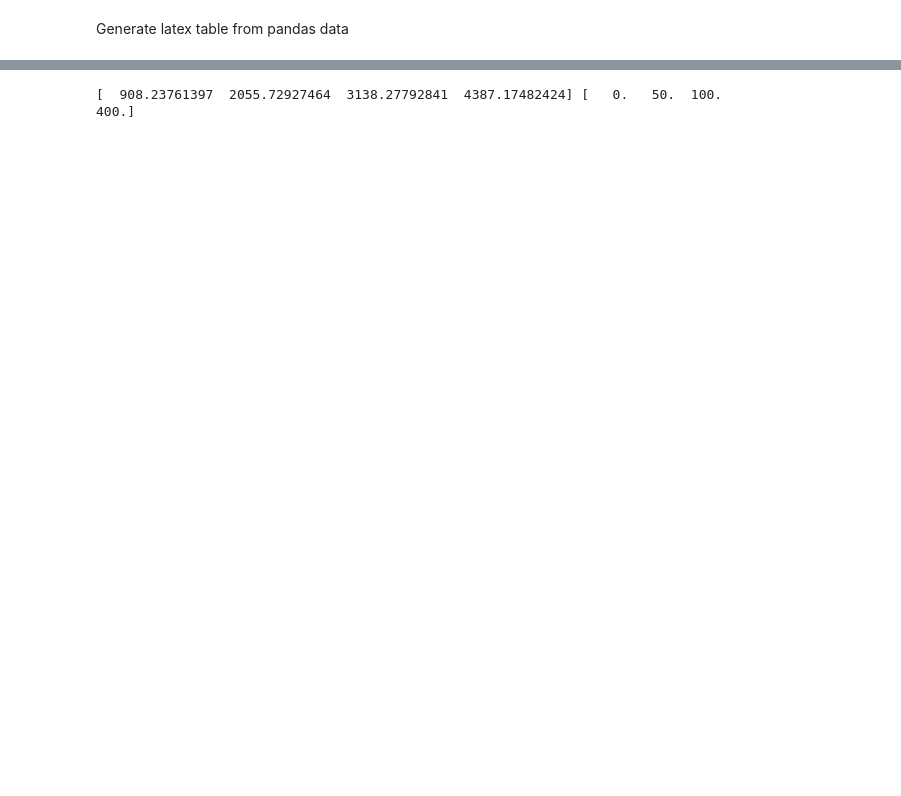
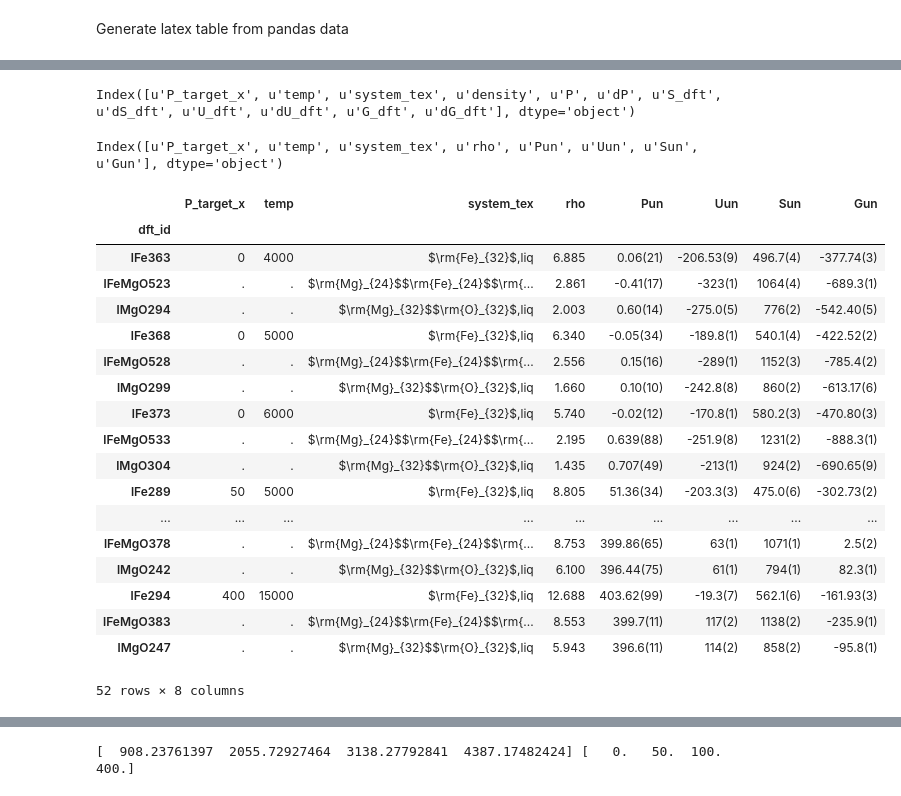
Before and after one commit to smwahl/vasp_automation, a Jupyter notebook: tdi_analysis_latex.ipynb, the cells around one changed output, grey strips where cells are left out. Saved outputs shown, nothing was run; the diff lists cells and outputs as text; code cells hidden in the pictures; blank space fills up the shorter version.

Commit message:
improve formating for latex table generation

```diff
--- a/tdi_analysis_latex.ipynb
+++ b/tdi_analysis_latex.ipynb
@@ -125,0 +111,11 @@ Index([u'F_cl_dft', u'F_dft', u'G_dft', u'P_target', u'P_targetV', u'U_dft', u'c
+# %%
+# format system
+sysFormat = lambda sys: ''.join(['$\rm{'+str(k)+'}_{'+str(sys[k])+'}$' for k in sys.keys()] )
+
+def get_phase(x):
+    if x[:2]=='Mg':
+        return 'sol'
+    else:
+        return 'liq'
+
+full_mgo['system_tex'] = full_mgo.dsystem.apply(sysFormat) + ',' + full_mgo.dft_id.apply(get_phase)
@@ -125,0 +167,49 @@ Index([u'F_cl_dft', u'F_dft', u'G_dft', u'P_target', u'P_targetV', u'U_dft', u'c
+# %%
+energies = full_mgo[['U_dft','dU_dft','G_dft','dG_dft']]*Ha_to_eV
+entropy = full_mgo[['S_dft','dS_dft']]*Ha_K_to_kb
+runTable = full_mgo[['P_target_x','temp','system_tex','density','P','dP']]
+runTable = pd.merge(runTable,entropy,left_index=True,right_index=True)
+runTable = pd.merge(runTable,energies,left_index=True,right_index=True)
+runTable.sort(['P_target_x','temp','system_tex'],inplace=True)
+#runTable
+runTable.columns
+# %% [output]
+Index([u'P_target_x', u'temp', u'system_tex', u'density', u'P', u'dP', u'S_dft', u'dS_dft', u'U_dft', u'dU_dft', u'G_dft', u'dG_dft'], dtype='object')
+# %%
+runTable['Pun'] = runTable.apply(lambda row: un2str(row['P'],row['dP'],2),axis=1)
+runTable['Uun'] = runTable.apply(lambda row: un2str(row['U_dft'],row['dU_dft'],1),axis=1)
+runTable['Sun'] = runTable.apply(lambda row: un2str(row['S_dft'],row['dS_dft'],1),axis=1)
+runTable['Gun'] = runTable.apply(lambda row: un2str(row['G_dft'],row['dG_dft'],1),axis=1)
+runTable['rho'] = runTable.density.apply(lambda x: '{0:0.3f}'.format(x) )
+#runTable.drop(['P','dP','U_dft','dU_dft','G_dft','dG_dft','S_dft','dS_dft'],1)
+runTable = runTable[['P_target_x','temp','system_tex','rho','Pun','Uun','Sun','Gun']]
+runTable.columns
+# %% [output]
+Index([u'P_target_x', u'temp', u'system_tex', u'rho', u'Pun', u'Uun', u'Sun', u'Gun'], dtype='object')
+# %%
+for i in range(len(runTable)-1,0,-1):
+    if runTable.iloc[i,0] == runTable.iloc[i-1,0] and runTable.iloc[i,1] == runTable.iloc[i-1,1]:
+        runTable.iloc[i,0] = '.'
+        runTable.iloc[i,1] = '.'
+
+runTable
+# %% [output]
+|  | P_target_x | temp | system_tex | rho | Pun | Uun | Sun | Gun |
+| dft_id |  |  |  |  |  |  |  |  |
+| lFe363 | 0 | 4000 | $\rm{Fe}_{32}$,liq | 6.885 | 0.06(21) | -206.53(9) | 496.7(4) | -377.74(3) |
+| lFeMgO523 | . | . | $\rm{Mg}_{24}$$\rm{Fe}_{24}$$\rm{... | 2.861 | -0.41(17) | -323(1) | 1064(4) | -689.3(1) |
+| lMgO294 | . | . | $\rm{Mg}_{32}$$\rm{O}_{32}$,liq | 2.003 | 0.60(14) | -275.0(5) | 776(2) | -542.40(5) |
+| lFe368 | 0 | 5000 | $\rm{Fe}_{32}$,liq | 6.340 | -0.05(34) | -189.8(1) | 540.1(4) | -422.52(2) |
+| lFeMgO528 | . | . | $\rm{Mg}_{24}$$\rm{Fe}_{24}$$\rm{... | 2.556 | 0.15(16) | -289(1) | 1152(3) | -785.4(2) |
+| lMgO299 | . | . | $\rm{Mg}_{32}$$\rm{O}_{32}$,liq | 1.660 | 0.10(10) | -242.8(8) | 860(2) | -613.17(6) |
+| lFe373 | 0 | 6000 | $\rm{Fe}_{32}$,liq | 5.740 | -0.02(12) | -170.8(1) | 580.2(3) | -470.80(3) |
+| lFeMgO533 | . | . | $\rm{Mg}_{24}$$\rm{Fe}_{24}$$\rm{... | 2.195 | 0.639(88) | -251.9(8) | 1231(2) | -888.3(1) |
+| lMgO304 | . | . | $\rm{Mg}_{32}$$\rm{O}_{32}$,liq | 1.435 | 0.707(49) | -213(1) | 924(2) | -690.65(9) |
+| lFe289 | 50 | 5000 | $\rm{Fe}_{32}$,liq | 8.805 | 51.36(34) | -203.3(3) | 475.0(6) | -302.73(2) |
+| ... | ... | ... | ... | ... | ... | ... | ... | ... |
+| lFeMgO378 | . | . | $\rm{Mg}_{24}$$\rm{Fe}_{24}$$\rm{... | 8.753 | 399.86(65) | 63(1) | 1071(1) | 2.5(2) |
+| lMgO242 | . | . | $\rm{Mg}_{32}$$\rm{O}_{32}$,liq | 6.100 | 396.44(75) | 61(1) | 794(1) | 82.3(1) |
+| lFe294 | 400 | 15000 | $\rm{Fe}_{32}$,liq | 12.688 | 403.62(99) | -19.3(7) | 562.1(6) | -161.93(3) |
+| lFeMgO383 | . | . | $\rm{Mg}_{24}$$\rm{Fe}_{24}$$\rm{... | 8.553 | 399.7(11) | 117(2) | 1138(2) | -235.9(1) |
+| lMgO247 | . | . | $\rm{Mg}_{32}$$\rm{O}_{32}$,liq | 5.943 | 396.6(11) | 114(2) | 858(2) | -95.8(1) |
+52 rows × 8 columns
```
Also changed, not shown: parts of 11 cells of this notebook.
